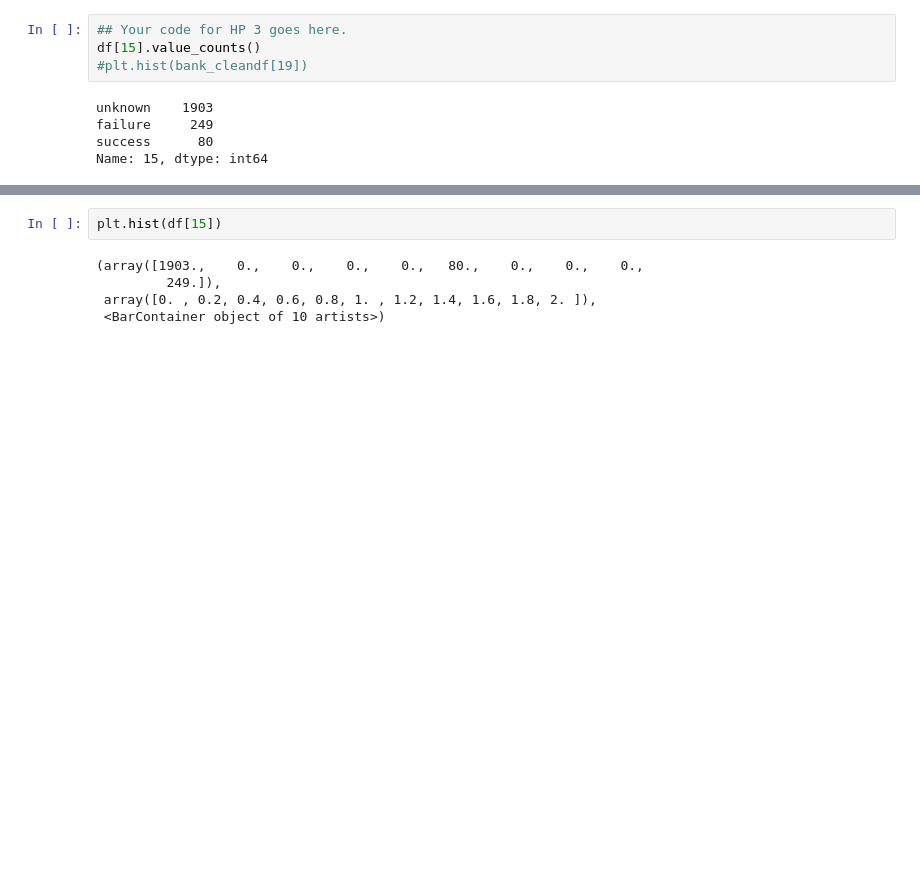
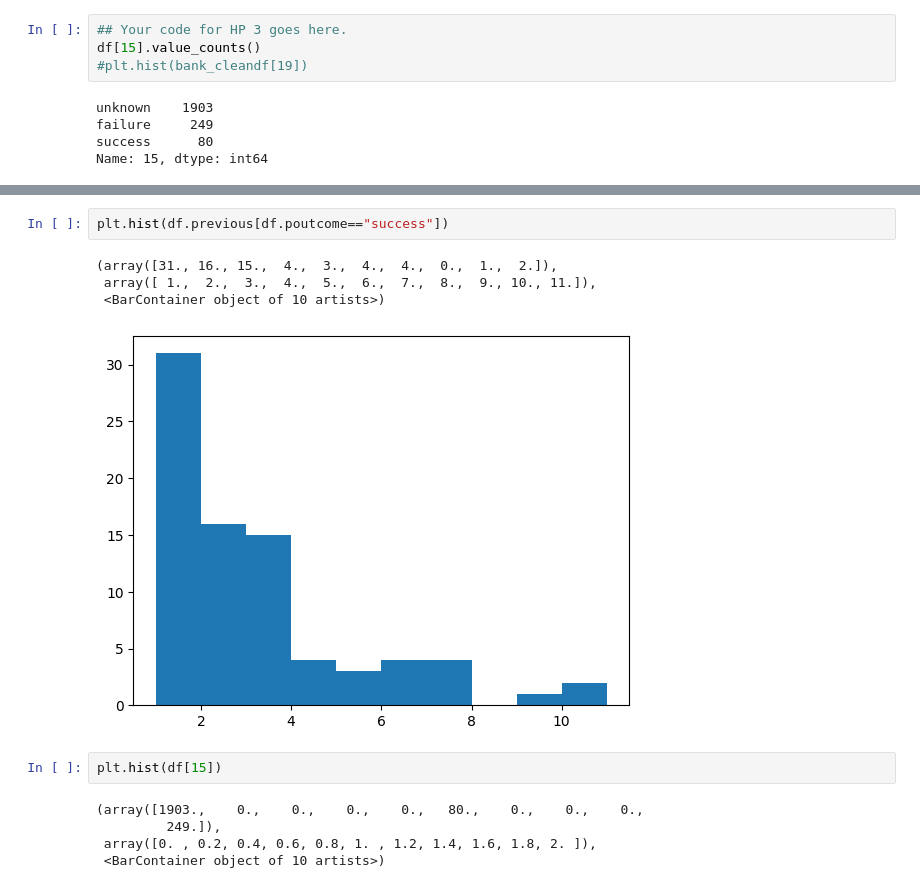
Before and after one commit to ankitajaswal/Cmpe255, a Jupyter notebook: HW1/HW1 Part 2.ipynb, the cells around one changed output, grey strips where cells are left out. Saved outputs shown, nothing was run; the diff lists cells and outputs as text; blank space fills up the shorter version.

```diff
--- a/HW1/HW1 Part 2.ipynb
+++ b/HW1/HW1 Part 2.ipynb
@@ -923,3 +929,10 @@ Name: 15, dtype: int64
+# %%
+plt.hist(df.previous[df.poutcome=="success"])
+# %% [output]
+(array([31., 16., 15.,  4.,  3.,  4.,  4.,  0.,  1.,  2.]),
+ array([ 1.,  2.,  3.,  4.,  5.,  6.,  7.,  8.,  9., 10., 11.]),
+ <BarContainer object of 10 artists>)
+[figure, added]
 # %%
 plt.hist(df[15])
 # %% [output]
```
Also changed, not shown: parts of 19 cells of this notebook, 1 other file.
